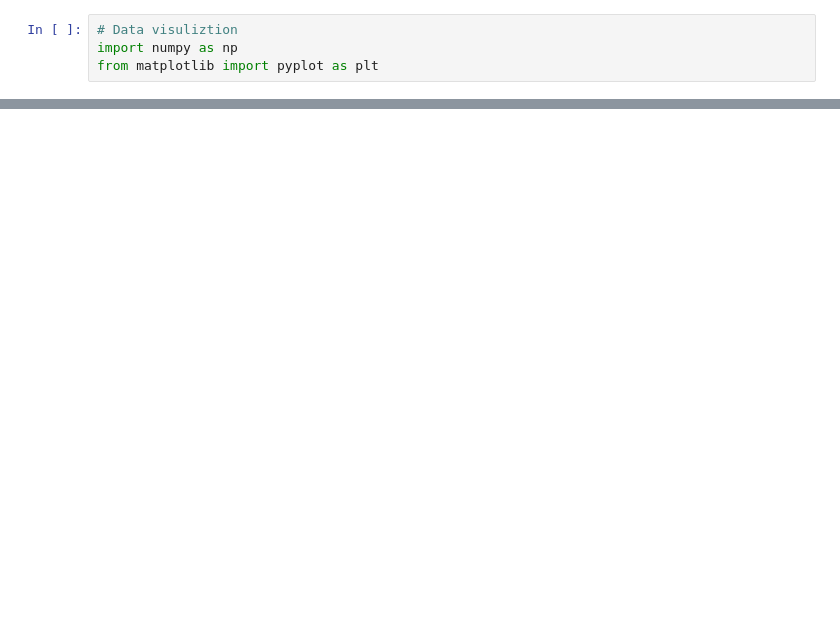
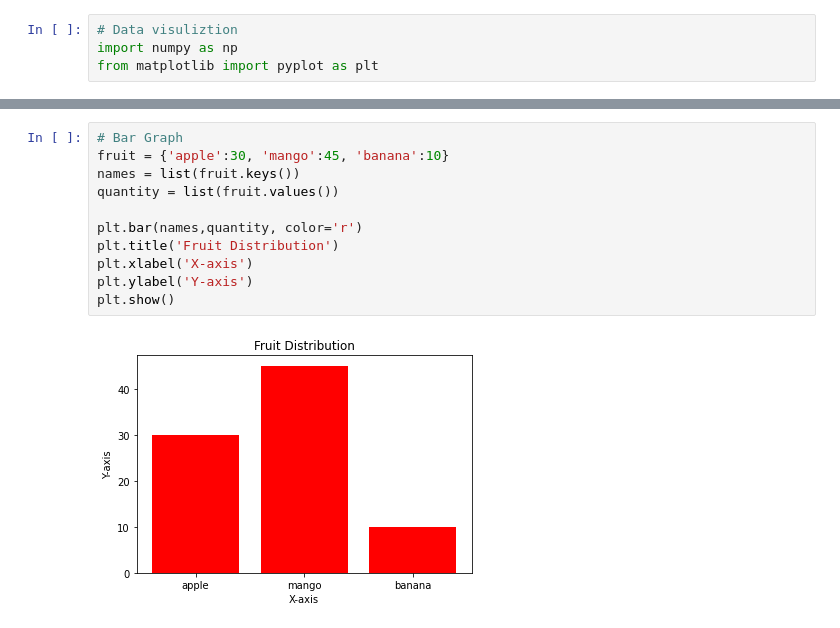
Before and after one commit to NOBODY1819/Sem-6-ML-lab, a Jupyter notebook: Activity_2/activity_2.1.ipynb, the cells around one changed output, grey strips where cells are left out. Drawn from its saved outputs; the diff is of its cells as text; blank space fills up the shorter version.

```diff
--- a/Activity_2/activity_2.1.ipynb
+++ b/Activity_2/activity_2.1.ipynb
@@ -12,0 +34,13 @@ plt.show()
+# %%
+# Bar Graph
+fruit = {'apple':30, 'mango':45, 'banana':10}
+names = list(fruit.keys())
+quantity = list(fruit.values())
+
+plt.bar(names,quantity, color='r')
+plt.title('Fruit Distribution')
+plt.xlabel('X-axis')
+plt.ylabel('Y-axis')
+plt.show()
+# %% [output]
+[figure, added]
```
Also changed, not shown: parts of 6 cells of this notebook, 3 other files.
